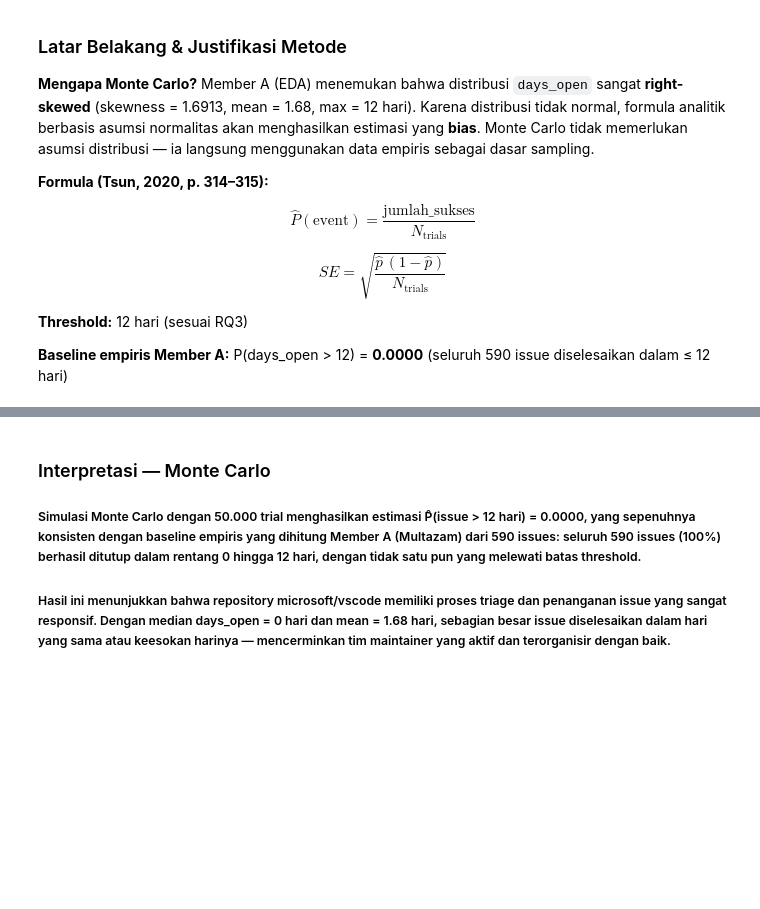
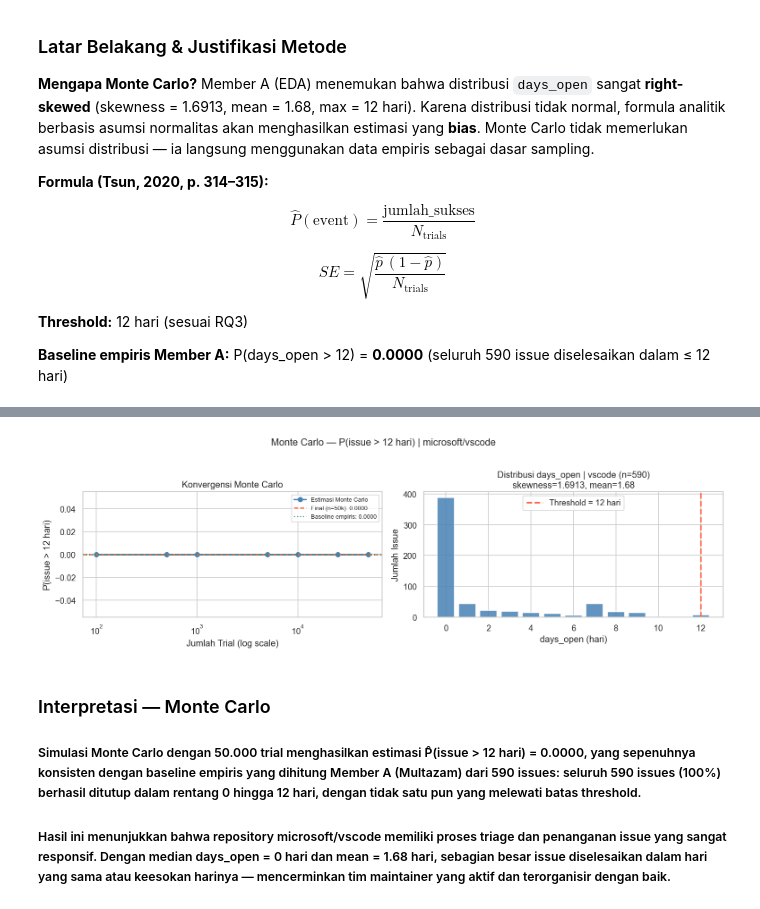
Before and after one commit to Mulngealntur/stat-audit-Kelompok_3-sti-2026, a Jupyter notebook: notebooks/05_simulation.ipynb, the cells around one changed output, grey strips where cells are left out. Saved outputs shown, nothing was run; the diff lists cells and outputs as text; code cells hidden in the pictures; blank space fills up the shorter version.

```diff
--- a/notebooks/05_simulation.ipynb
+++ b/notebooks/05_simulation.ipynb
@@ -180,45 +214,74 @@ print(f"  Konsisten dgn empiris    : {'YA ✓' if abs(mc_result['p_hat'] - P_EMP
 # %%
 # ── Konvergensi Monte Carlo ────────────────────────────────────────────────
-checkpoints  = [100, 500, 1_000, 5_000, 10_000, 25_000, 50_000]
-p_hats_conv  = [
+checkpoints = [100, 500, 1_000, 5_000, 10_000, 25_000, 50_000]
+p_hats_conv = [
     estimate_probability(event_fn=event_issue_slow, n_trials=n)['p_hat']
     for n in checkpoints
 ]
 
 fig, axes = plt.subplots(1, 2, figsize=(13, 4))
 
 # Kiri — kurva konvergensi
-axes[0].plot(checkpoints, p_hats_conv, marker='o', linewidth=2,
-             color='steelblue', label='Estimasi Monte Carlo')
-axes[0].axhline(mc_result['p_hat'], color='tomato', linestyle='--',
-                label=f"Final (n=50k): {mc_result['p_hat']:.4f}")
-axes[0].axhline(P_EMPIRIS, color='seagreen', linestyle=':',
-                label=f'Baseline empiris: {P_EMPIRIS:.4f}')
+axes[0].plot(
+    checkpoints,
+    p_hats_conv,
+    marker='o',
+    linewidth=2,
+    color='steelblue',
+    label='Estimasi Monte Carlo'
+)
+axes[0].axhline(
+    mc_result['p_hat'],
+    color='tomato',
+    linestyle='--',
+    label=f"Final (n=50k): {mc_result['p_hat']:.4f}"
+)
+axes[0].axhline(
+    P_EMPIRIS,
+    color='seagreen',
+    linestyle=':',
+    label=f'Baseline empiris: {P_EMPIRIS:.4f}'
+)
 axes[0].set_xscale('log')
 axes[0].set_xlabel('Jumlah Trial (log scale)')
 axes[0].set_ylabel('P̂(issue > 12 hari)')
 axes[0].set_title('Konvergensi Monte Carlo')
 axes[0].legend(fontsize=8)
 
 # Kanan — distribusi days_open
 vals_sorted, cnts = np.unique(valid_days, return_counts=True)
-axes[1].bar(vals_sorted, cnts, color='steelblue', edgecolor='white', alpha=0.85)
-axes[1].axvline(THRESHOLD, color='tomato', linewidth=2, linestyle='--',
-                label=f'Threshold = {THRESHOLD} hari')
+axes[1].bar(
+    vals_sorted,
+    cnts,
+    color='steelblue',
+    edgecolor='white',
+    alpha=0.85
+)
+axes[1].axvline(
+    THRESHOLD,
+    color='tomato',
+    linewidth=2,
+    linestyle='--',
+    label=f'Threshold = {THRESHOLD} hari'
+)
 axes[1].set_xlabel('days_open (hari)')
 axes[1].set_ylabel('Jumlah Issue')
-axes[1].set_title(f'Distribusi days_open | vscode (n=590)\n'
-                  f'skewness={SKEWNESS}, mean={valid_days.mean():.2f}')
+axes[1].set_title(
+    f'Distribusi days_open | vscode (n=590)\n'
+    f'skewness={SKEWNESS}, mean={valid_days.mean():.2f}'
+)
 axes[1].legend()
 
-plt.suptitle('Monte Carlo — P(issue > 12 hari) | microsoft/vscode',
-             fontsize=13, y=1.02)
+plt.suptitle(
+    'Monte Carlo — P(issue > 12 hari) | microsoft/vscode',
+    fontsize=13,
+    y=1.02
+)
+
 plt.tight_layout()
-os.makedirs(os.path.join(ROOT, 'report'), exist_ok=True)
-plt.savefig(os.path.join(ROOT, 'report', 'fig_mc_convergence.png'),
-            dpi=150, bbox_inches='tight')
 plt.show()
-print('Plot disimpan → report/fig_mc_convergence.png')
+# %% [output]
+[figure, added]
 # %% [markdown]
 ### Interpretasi — Monte Carlo
 
```
Also changed, not shown: parts of 13 cells of this notebook.
